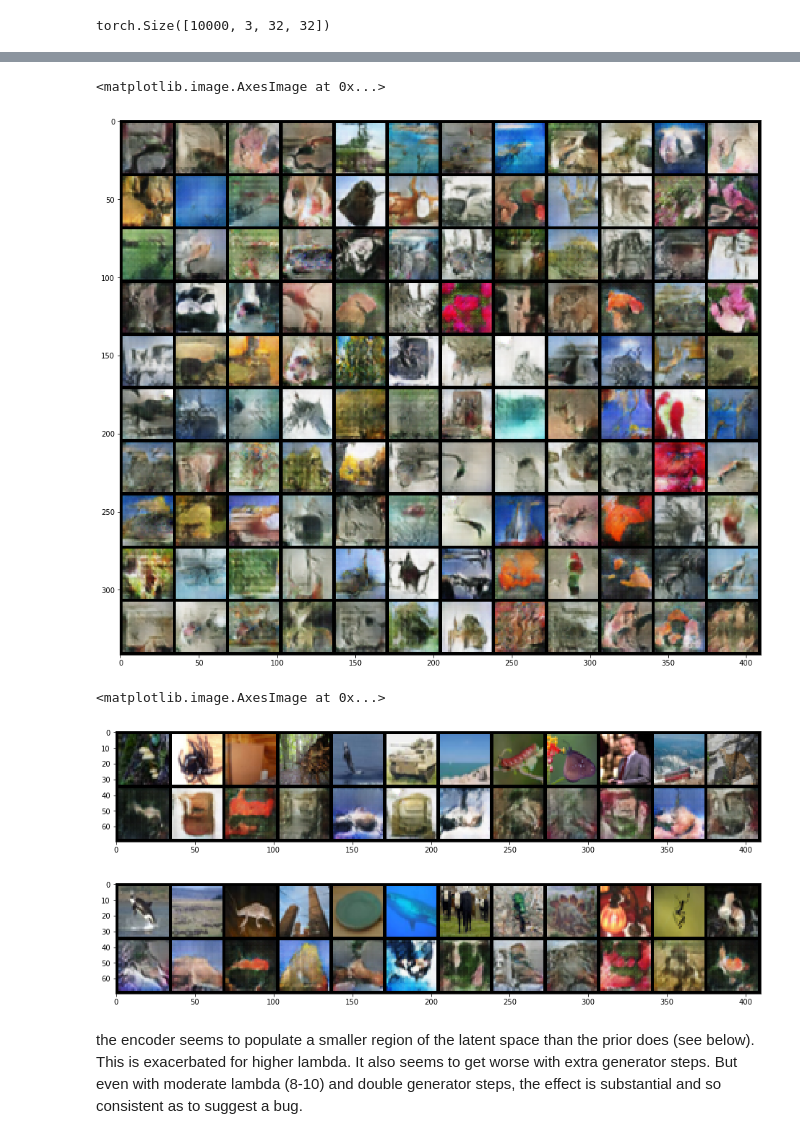
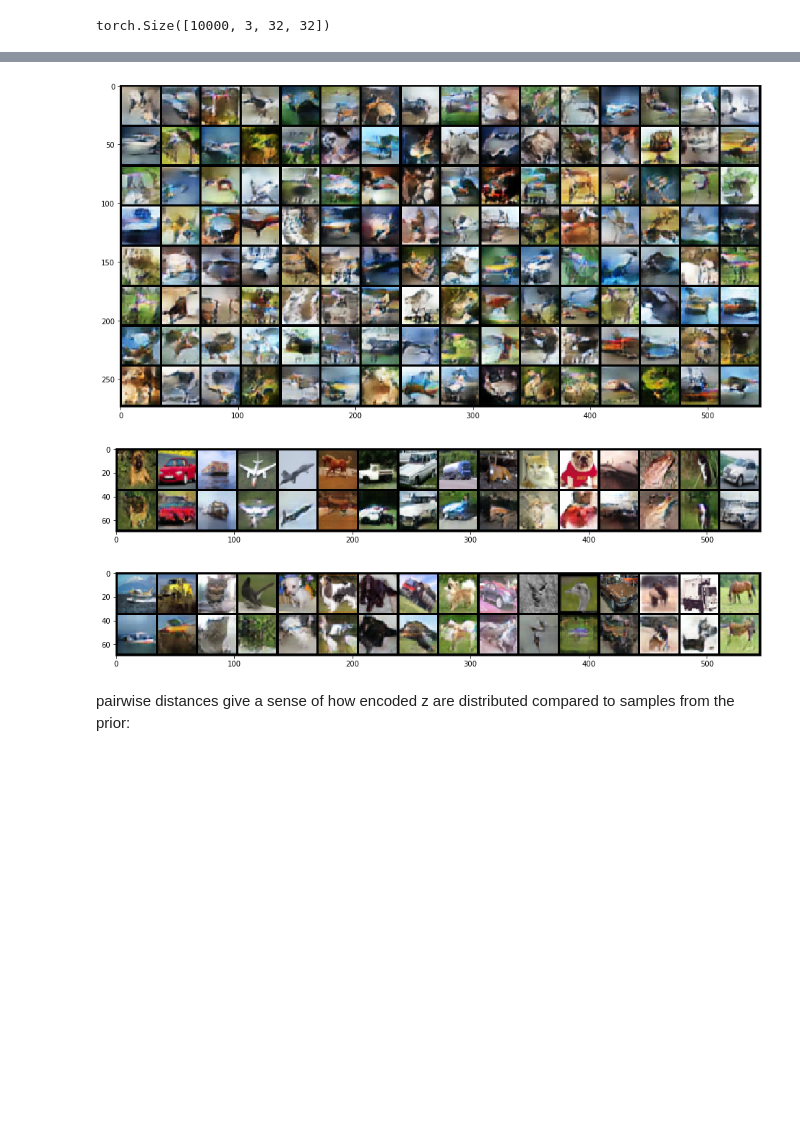
Before and after one commit to victor-shepardson/alpha-GAN, a Jupyter notebook: alphagan/examples/CIFAR.ipynb, the cells around one changed output, grey strips where cells are left out. Cells and saved outputs as stored; diff of their text form; code cells hidden in the pictures; blank space fills up the shorter version.

```diff
--- a/alphagan/examples/CIFAR.ipynb
+++ b/alphagan/examples/CIFAR.ipynb
@@ -161,34 +188,34 @@ assert G(t).size() == (batch_size,3,32,32)
 h = 128
 pool = nn.AvgPool2d
 norm = nn.BatchNorm2d
-a = lambda: nn.LeakyReLU(.2)
+a, g = lambda: nn.LeakyReLU(.2), init.calculate_gain('leaky_relu', .2)
+groups = 1
+
 D = nn.Sequential(
-    nn.Conv2d(3,h,3,2,1), norm(h), a(),
-    ResBlock(h, activation=a, norm=norm, downsample=2),
-    ResBlock(h, activation=a, norm=norm),
-    ResBlock(h, activation=a, norm=norm),
-    a(), pool(8),
-    ChannelsToLinear(h, 1), nn.Sigmoid()
+    nn.Conv2d(3,h,5,2,2, bias=False), a(),
+    ResBlock(h, activation=a, norm=norm, init_gain=g, groups=groups, downsample=2),
+    ResBlock(h, activation=a, norm=norm, init_gain=g, groups=groups, downsample=2),
+    ResBlock(h, activation=a, norm=norm, init_gain=g, groups=groups),
+    ChannelsToLinear(h*16, 1), nn.Sigmoid()
 )
-
-for layer in (D[0], D[8]):
-    init.xavier_uniform(layer.weight, 2)
+for layer in (D[0], D[5]):
+    init.xavier_normal(layer.weight, g)
 
 t = Variable(torch.randn(batch_size,3,32,32))
 assert D(t).size() == (batch_size,1)
 # %%
-h = 256
-a = lambda: nn.LeakyReLU(.2)
-norm = nn.BatchNorm1d
+# no batch norm in the code discriminator, it causes trouble
+h = 700
+a, g = lambda: nn.LeakyReLU(.2), init.calculate_gain('leaky_relu', .2)
 C = nn.Sequential(
-    nn.Linear(latent_dim, h), norm(h), a(),
-    nn.Linear(h, h), norm(h), a(),
+    nn.Linear(latent_dim, h), a(),
+    nn.Linear(h, h), a(),
     nn.Linear(h, 1), nn.Sigmoid(),
 )
 
 for i,layer in enumerate(C):
-    if i%3==0:
-        init.xavier_uniform(layer.weight, 2)
+    if i%2==0:
+        init.xavier_normal(layer.weight, g)
 
 t = Variable(torch.randn(batch_size,latent_dim))
 assert C(t).size() == (batch_size,1)
@@ -205,14 +232,14 @@ def log_fn(d):
     diag.append(d)
     print(d)
 def checkpoint_fn(model, epoch):
-    path =  '../models/cifar100_dim_{}_lambda_{}_epochs_{}.torch'.format(
+    path =  '../models/cifar10_dim_{}_lambda_{}_epochs_{}.torch'.format(
         model.latent_dim, model.lambd, epoch
     )
     torch.save(model.state_dict(), path)
 # %%
 model.fit(
     X_train, X_test,
-    n_iter=(1,2), n_epochs=20,
+    n_iter=(2,1,1), n_epochs=4,
     log_fn=log_fn, log_every=1,
     checkpoint_fn=checkpoint_fn, checkpoint_every=4
 )
@@ -258,38 +265,38 @@ model.eval()
 pass
 # %%
 # samples
-z, x = model(120, mode='sample')
-fig, ax = plt.subplots(1,1,figsize=(16,16))
+z, x = model(128, mode='sample')
+fig, ax = plt.subplots(1,1,figsize=(16,12))
 ax.imshow(make_grid(
-    x.data, nrow=12, range=(-1,1), normalize=True
+    x.data, nrow=16, range=(-1,1), normalize=True
 ).cpu().numpy().transpose(1,2,0), interpolation='nearest')
+pass
 # %% [output]
-<matplotlib.image.AxesImage at 0x...>
-[figure, old version]
+[figure, new version]
 # %%
 fig, ax = plt.subplots(1,1,figsize=(16,4))
 # training reconstructions
-x = cifar[train_idxs][:12]
+x = cifar[train_idxs][:16]
 z, x_rec = model(x)
 ax.imshow(make_grid(
-    torch.cat((x, x_rec.cpu().data)), nrow=12, range=(-1,1), normalize=True
+    torch.cat((x, x_rec.cpu().data)), nrow=16, range=(-1,1), normalize=True
 ).cpu().numpy().transpose(1,2,0), interpolation='nearest')
+pass
 # %% [output]
-<matplotlib.image.AxesImage at 0x...>
-[figure, old version]
+[figure, new version]
 # %%
 fig, ax = plt.subplots(1,1,figsize=(16,4))
 # test reconstructions
-x = cifar_test[test_idxs][:12]
+x = cifar_test[test_idxs][:16]
 z, x_rec = model(x)
 ax.imshow(make_grid(
-    torch.cat((x, x_rec.cpu().data)), nrow=12, range=(-1,1), normalize=True
+    torch.cat((x, x_rec.cpu().data)), nrow=16, range=(-1,1), normalize=True
 ).cpu().numpy().transpose(1,2,0), interpolation='nearest')
 pass
 # %% [output]
-[figure, old version]
+[figure, new version]
-# %% [markdown]
-the encoder seems to populate a smaller region of the latent space than the prior does (see below). This is exacerbated for higher lambda. It also seems to get worse with extra generator steps. But even with moderate lambda (8-10) and double generator steps, the effect is substantial and so consistent as to suggest a bug.
+# %% [markdown]
+pairwise distances give a sense of how encoded z are distributed compared to samples from the prior:
 # %%
 fig, ax = plt.subplots(1,1,figsize=(8,4))
 
```
Also changed, not shown: parts of 10 cells of this notebook, 2 other files.
